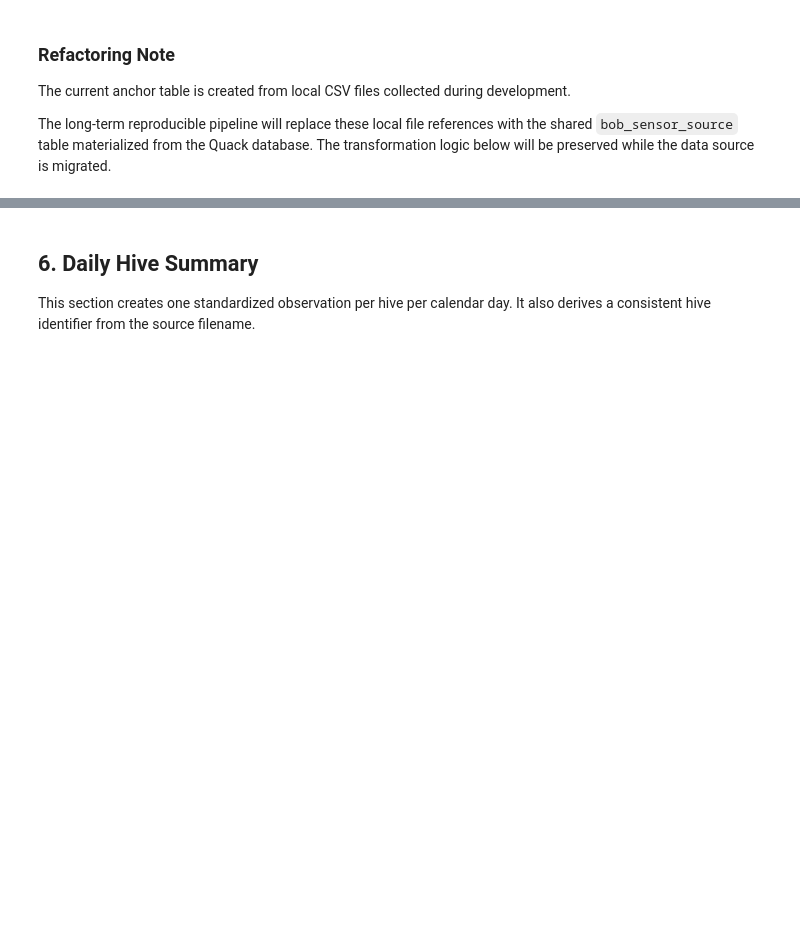
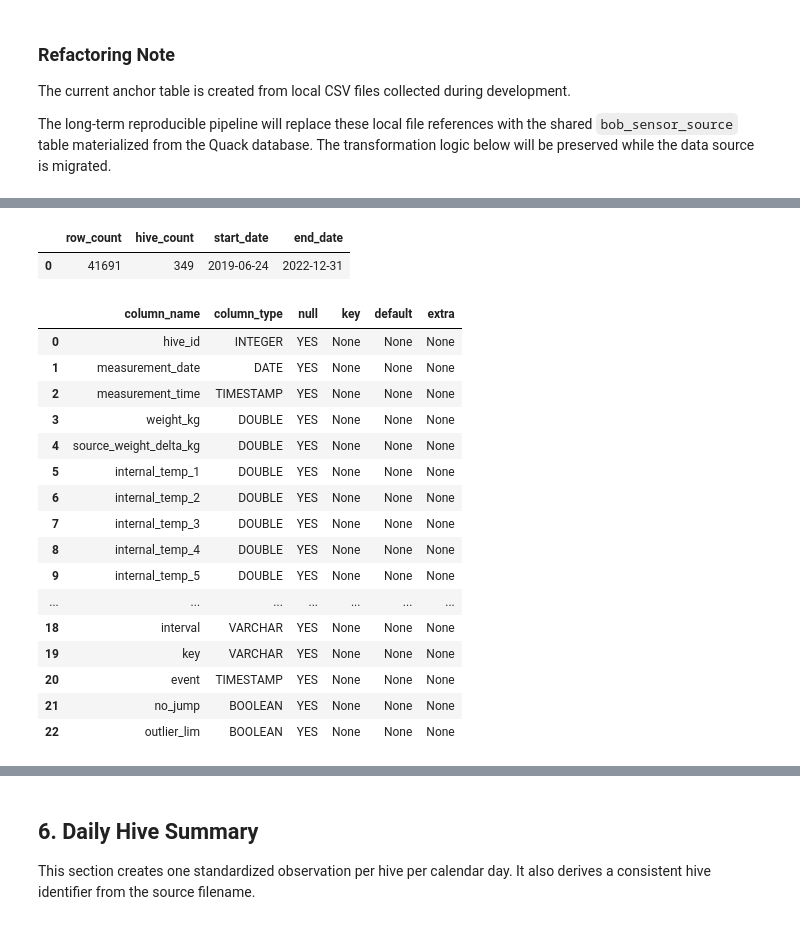
Before and after one commit to stephfn/honey-yield-predictive-model, a Jupyter notebook: Stephanie_Work/Honey_Project_Pipeline.ipynb, the cells around one changed output, grey strips where cells are left out. Cells and saved outputs as stored; diff of their text form; code cells hidden in the pictures; blank space fills up the shorter version.

Commit message:
Replace local CSV pipeline with shared Quack source and simplify cleaning

```diff
--- a/Stephanie_Work/Honey_Project_Pipeline.ipynb
+++ b/Stephanie_Work/Honey_Project_Pipeline.ipynb
@@ -297,26 +288,51 @@ This section converts raw text values into analytical data types and replaces so
 con.execute("""
 CREATE OR REPLACE TABLE honey_daily_clean AS
 SELECT
-    TRY_CAST(time AS TIMESTAMP) AS measurement_time,
+    CAST(column00 AS INTEGER) AS hive_id,
+    CAST(time AS DATE) AS measurement_date,
+    time AS measurement_time,
 
-    TRY_CAST(NULLIF(weight_kg, 'NA') AS DOUBLE) AS weight_kg,
-    TRY_CAST(NULLIF(weight_delta, 'NA') AS DOUBLE) AS source_weight_delta_kg,
+    weight_kg,
+    weight_delta AS source_weight_delta_kg,
 
-    TRY_CAST(NULLIF(t_i_1, 'NA') AS DOUBLE) AS internal_temp_1,
-    TRY_CAST(NULLIF(t_i_2, 'NA') AS DOUBLE) AS internal_temp_2,
-    TRY_CAST(NULLIF(t_i_3, 'NA') AS DOUBLE) AS internal_temp_3,
-    TRY_CAST(NULLIF(t_i_4, 'NA') AS DOUBLE) AS internal_temp_4,
-    TRY_CAST(NULLIF(t_o, 'NA') AS DOUBLE) AS outside_temp,
+    t_i_1 AS internal_temp_1,
+    t_i_2 AS internal_temp_2,
+    t_i_3 AS internal_temp_3,
+    t_i_4 AS internal_temp_4,
+    t_i_5 AS internal_temp_5,
 
-    TRY_CAST(NULLIF(h, 'NA') AS DOUBLE) AS humidity,
-    TRY_CAST(NULLIF(p, 'NA') AS DOUBLE) AS pressure,
+    t_o AS outside_temp,
+    h AS humidity,
+    p AS pressure,
 
-    TRY_CAST(NULLIF(lat, 'NA') AS DOUBLE) AS latitude,
-    TRY_CAST(NULLIF(lon, 'NA') AS DOUBLE) AS longitude,
+    lat AS latitude,
+    lon AS longitude,
 
-    filename AS source_filename
+    source_file AS source_filename,
 
-FROM honey_daily_raw;
-""");
+    dataset,
+    category,
+    interval,
+    key,
+    event,
+    no_jump,
+    outlier_lim
 
-print("Created clean table: honey_daily_clean")
+FROM honey_daily_raw
+WHERE time IS NOT NULL
+  AND weight_kg IS NOT NULL;
+""")
+
+clean_summary = con.execute("""
+SELECT
+    COUNT(*) AS row_count,
+    COUNT(DISTINCT hive_id) AS hive_count,
+    MIN(measurement_date) AS start_date,
+    MAX(measurement_date) AS end_date
+FROM honey_daily_clean
+""").df()
+
+clean_summary
+# %% [output]
+|  | row_count | hive_count | start_date | end_date |
+| 0 | 41691 | 349 | 2019-06-24 | 2022-12-31 |
@@ -331,3 +339,23 @@ DESCRIBE honey_daily_clean;
+# %%
+con.execute("DESCRIBE honey_daily_clean").df()
+# %% [output]
+|  | column_name | column_type | null | key | default | extra |
+| 0 | hive_id | INTEGER | YES | None | None | None |
+| 1 | measurement_date | DATE | YES | None | None | None |
+| 2 | measurement_time | TIMESTAMP | YES | None | None | None |
+| 3 | weight_kg | DOUBLE | YES | None | None | None |
+| 4 | source_weight_delta_kg | DOUBLE | YES | None | None | None |
+| 5 | internal_temp_1 | DOUBLE | YES | None | None | None |
+| 6 | internal_temp_2 | DOUBLE | YES | None | None | None |
+| 7 | internal_temp_3 | DOUBLE | YES | None | None | None |
+| 8 | internal_temp_4 | DOUBLE | YES | None | None | None |
+| 9 | internal_temp_5 | DOUBLE | YES | None | None | None |
+| ... | ... | ... | ... | ... | ... | ... |
+| 18 | interval | VARCHAR | YES | None | None | None |
+| 19 | key | VARCHAR | YES | None | None | None |
+| 20 | event | TIMESTAMP | YES | None | None | None |
+| 21 | no_jump | BOOLEAN | YES | None | None | None |
+| 22 | outlier_lim | BOOLEAN | YES | None | None | None |
 # %%
 con.execute("""
 SELECT
```
Also changed, not shown: parts of 17 cells of this notebook.
